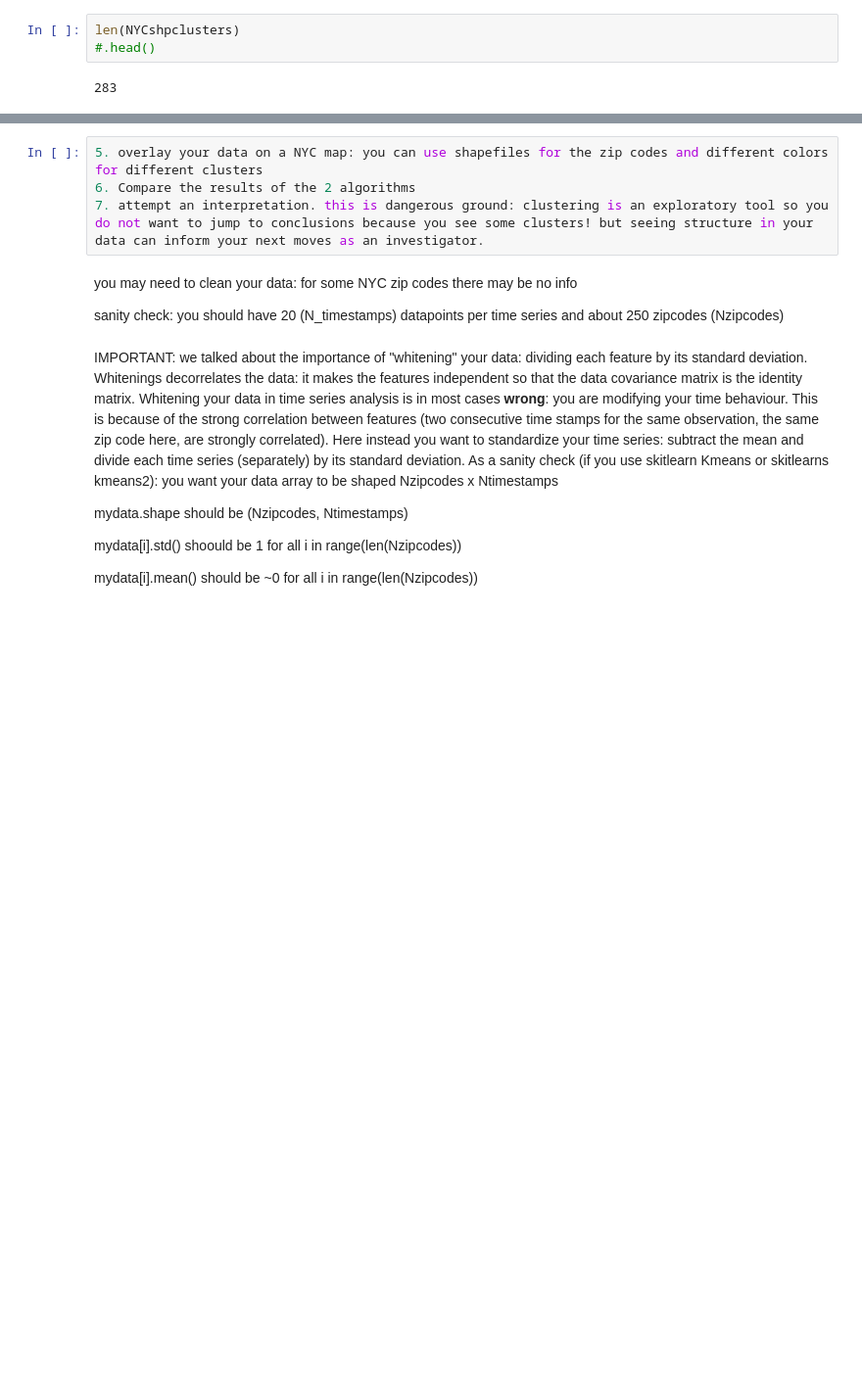
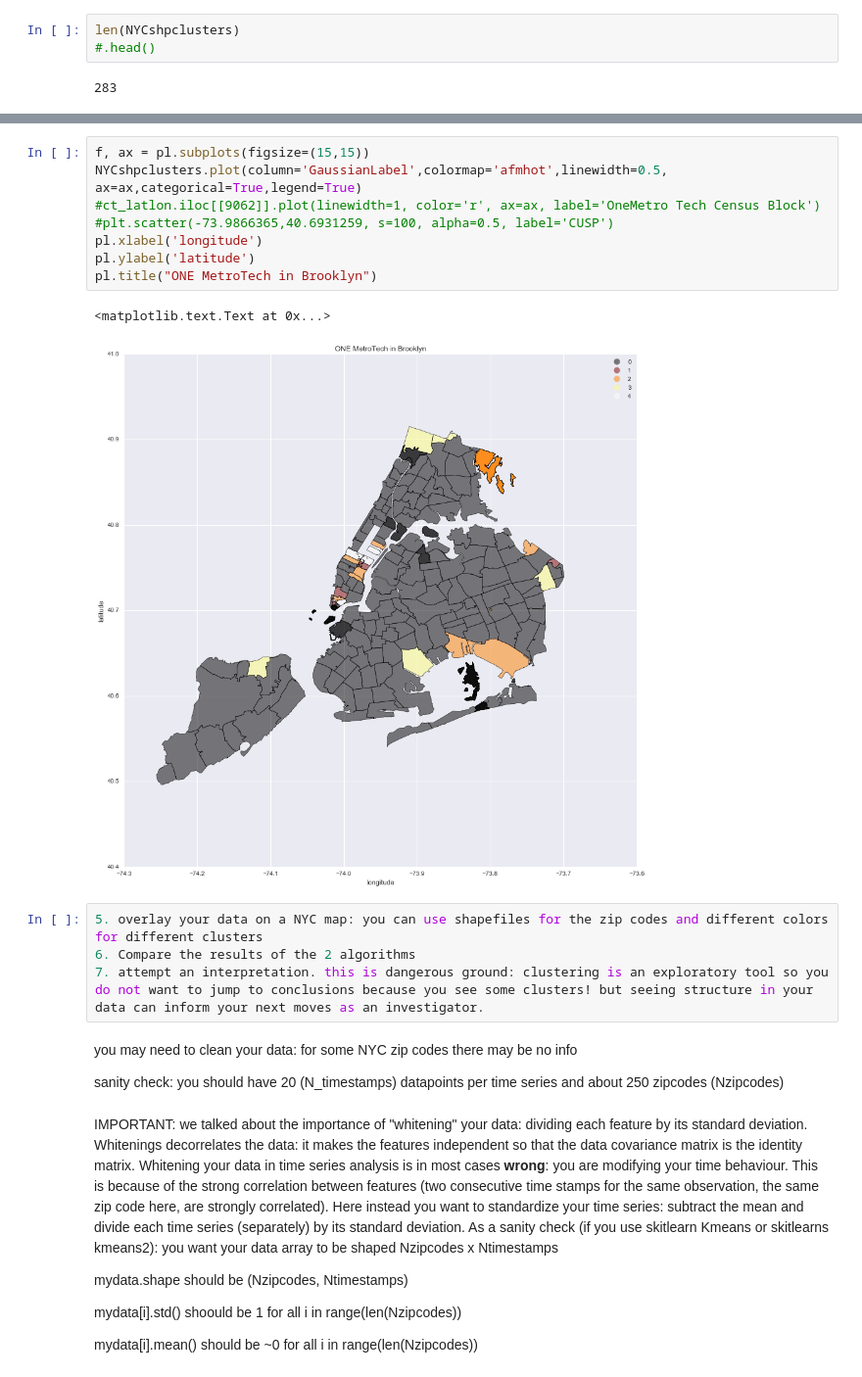
Before and after one commit to fernandomelchor/PUI2016_lmf445, a Jupyter notebook: HW11_lmf445/HW11_Assignment2_lmf445.ipynb, the cells around one changed output, grey strips where cells are left out. Shown at 98% size. Cells and saved outputs as stored; diff of their text form; blank space fills up the shorter version.

```diff
--- a/HW11_lmf445/HW11_Assignment2_lmf445.ipynb
+++ b/HW11_lmf445/HW11_Assignment2_lmf445.ipynb
@@ -475,3 +484,14 @@ pl.title("ONE MetroTech in Brooklyn")
+# %%
+f, ax = pl.subplots(figsize=(15,15))
+NYCshpclusters.plot(column='GaussianLabel',colormap='afmhot',linewidth=0.5, ax=ax,categorical=True,legend=True)
+#ct_latlon.iloc[[9062]].plot(linewidth=1, color='r', ax=ax, label='OneMetro Tech Census Block')
+#plt.scatter(-73.9866365,40.6931259, s=100, alpha=0.5, label='CUSP')
+pl.xlabel('longitude')
+pl.ylabel('latitude')
+pl.title("ONE MetroTech in Brooklyn")
+# %% [output]
+<matplotlib.text.Text at 0x...>
+[figure, added]
 # %%
 5. overlay your data on a NYC map: you can use shapefiles for the zip codes and different colors for different clusters
 6. Compare the results of the 2 algorithms
```
Also changed, not shown: parts of 7 cells of this notebook.
